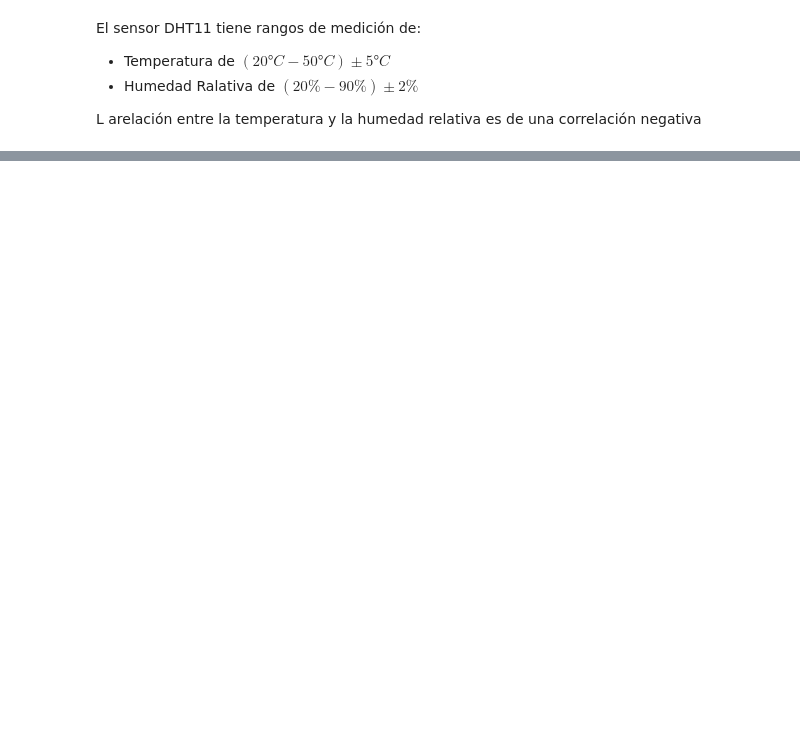
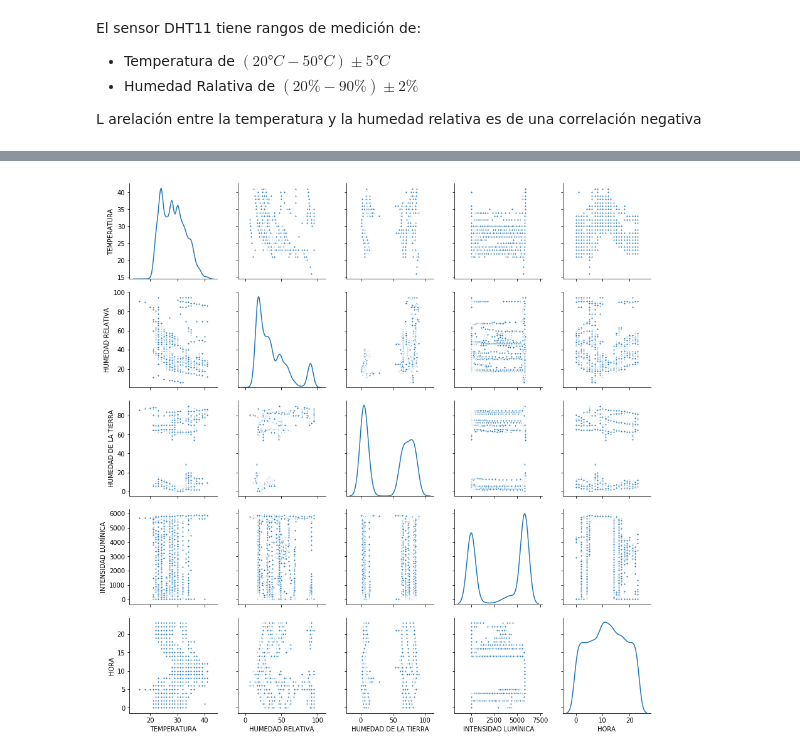
Before and after one commit to Jergb/Python, a Jupyter notebook: AA/Algoritmo_filtro.ipynb, the cells around one changed output, grey strips where cells are left out. Cells and saved outputs as stored; diff of their text form; code cells hidden in the pictures; blank space fills up the shorter version.

```diff
--- a/AA/Algoritmo_filtro.ipynb
+++ b/AA/Algoritmo_filtro.ipynb
@@ -172 +213,6 @@ plt.show()
+# %%
+sns.pairplot(funs.filtrar,plot_kws=dict(s=10),diag_kind=('kde'))
+plt.show()
+# %% [output]
+[figure, added]
 # %%
```
Also changed, not shown: parts of 13 cells of this notebook, 5 other files.
